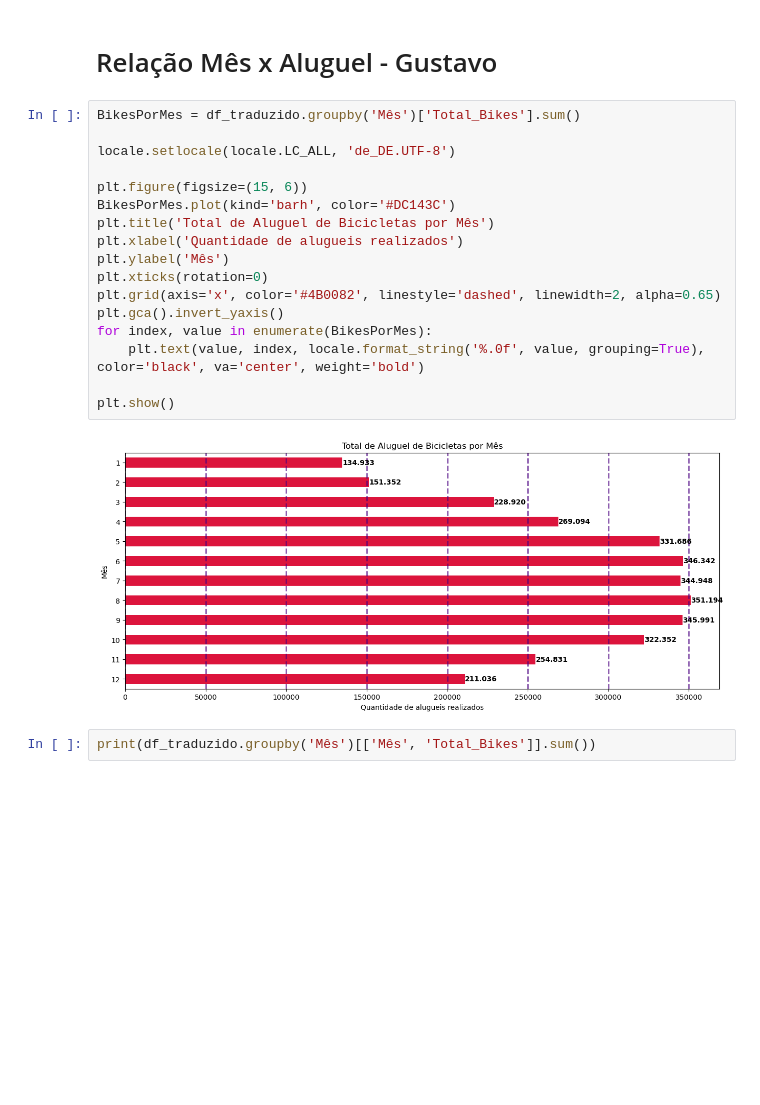
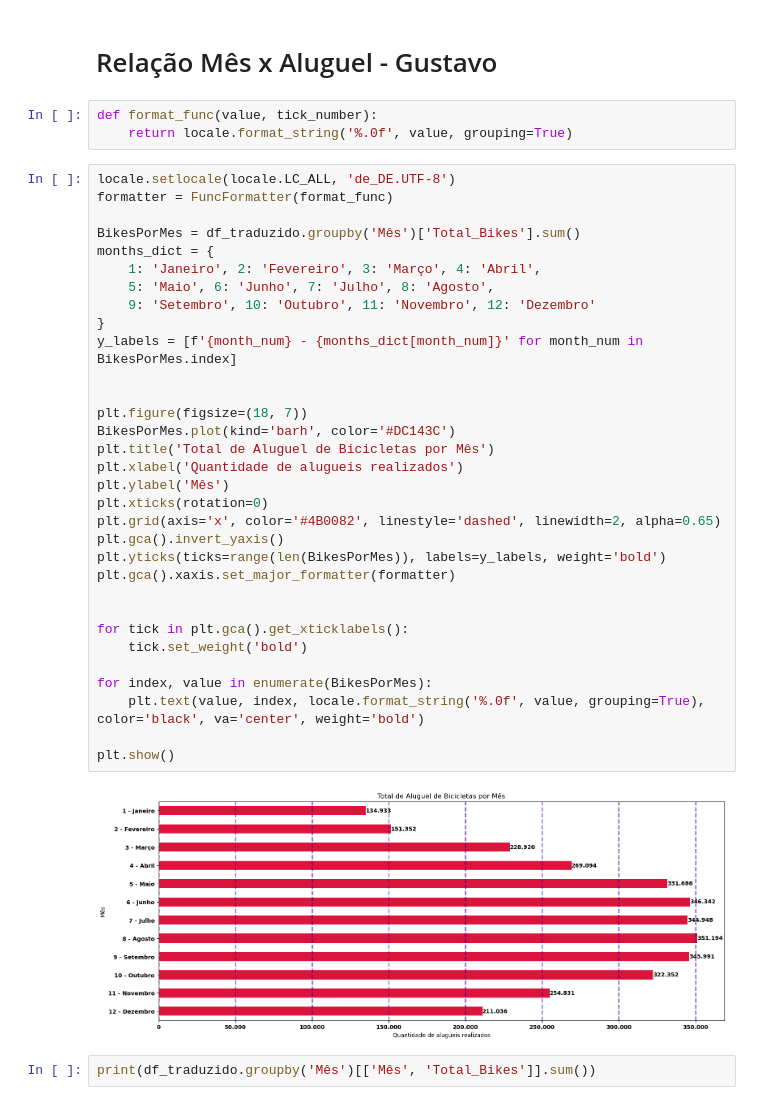
Before and after one commit to MarceloBindi30/A3_AnaliseDeDados, a Jupyter notebook: A3_Main.ipynb, the cells around one changed output. Cells and saved outputs as stored; diff of their text form; blank space fills up the shorter version.

```diff
--- a/A3_Main.ipynb
+++ b/A3_Main.ipynb
@@ -191,25 +192,43 @@ Top 3: Outono com 841613 aluguéis
 Top 4: Inverno com 471348 aluguéis
 # %% [markdown]
 # Relação Mês x Aluguel - Gustavo
+# %%
+def format_func(value, tick_number):
+    return locale.format_string('%.0f', value, grouping=True)
 # %%
+locale.setlocale(locale.LC_ALL, 'de_DE.UTF-8')
+formatter = FuncFormatter(format_func)
+
 BikesPorMes = df_traduzido.groupby('Mês')['Total_Bikes'].sum()
+months_dict = {
+    1: 'Janeiro', 2: 'Fevereiro', 3: 'Março', 4: 'Abril',
+    5: 'Maio', 6: 'Junho', 7: 'Julho', 8: 'Agosto',
+    9: 'Setembro', 10: 'Outubro', 11: 'Novembro', 12: 'Dezembro'
+}
+y_labels = [f'{month_num} - {months_dict[month_num]}' for month_num in BikesPorMes.index]
 
-locale.setlocale(locale.LC_ALL, 'de_DE.UTF-8')
 
-plt.figure(figsize=(15, 6))
+plt.figure(figsize=(18, 7))
 BikesPorMes.plot(kind='barh', color='#DC143C')
 plt.title('Total de Aluguel de Bicicletas por Mês')
 plt.xlabel('Quantidade de alugueis realizados')
 plt.ylabel('Mês')
 plt.xticks(rotation=0)
 plt.grid(axis='x', color='#4B0082', linestyle='dashed', linewidth=2, alpha=0.65)
 plt.gca().invert_yaxis()
+plt.yticks(ticks=range(len(BikesPorMes)), labels=y_labels, weight='bold')
+plt.gca().xaxis.set_major_formatter(formatter)
+
+
+for tick in plt.gca().get_xticklabels():
+    tick.set_weight('bold')
+
 for index, value in enumerate(BikesPorMes):
     plt.text(value, index, locale.format_string('%.0f', value, grouping=True), color='black', va='center', weight='bold')
 
 plt.show()
 # %% [output]
-[figure, old version]
+[figure, new version]
 # %%
 print(df_traduzido.groupby('Mês')[['Mês', 'Total_Bikes']].sum())
 # %% [output]
```
Also changed, not shown: parts of 1 cell of this notebook.
